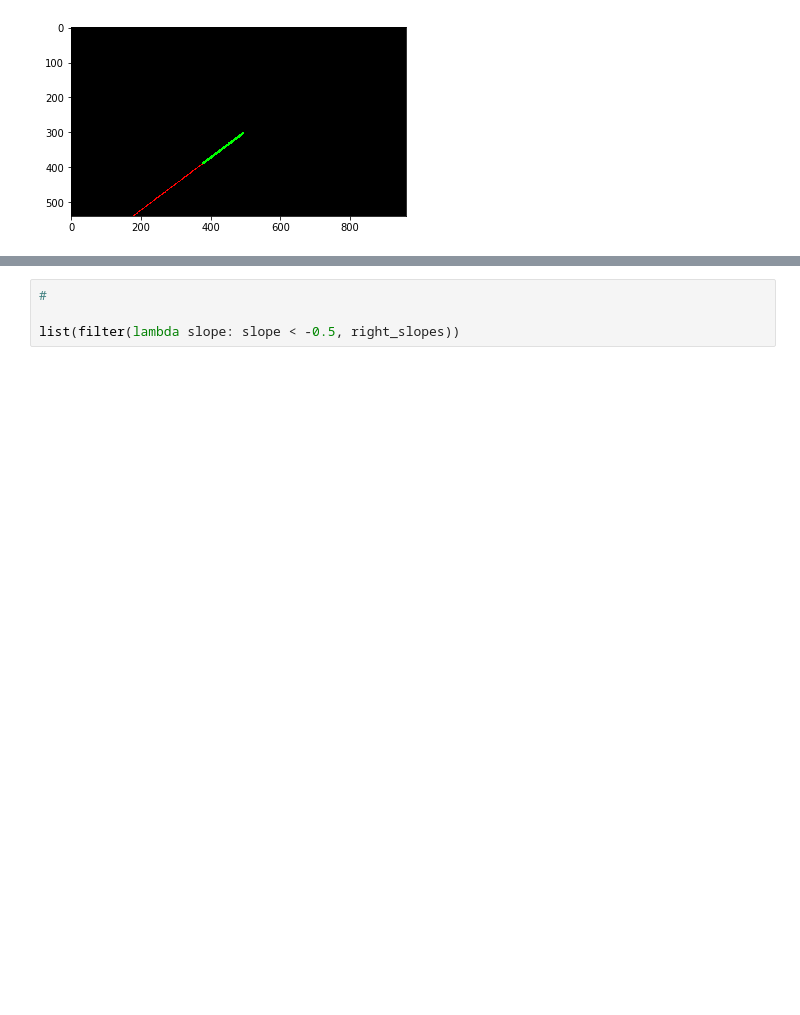
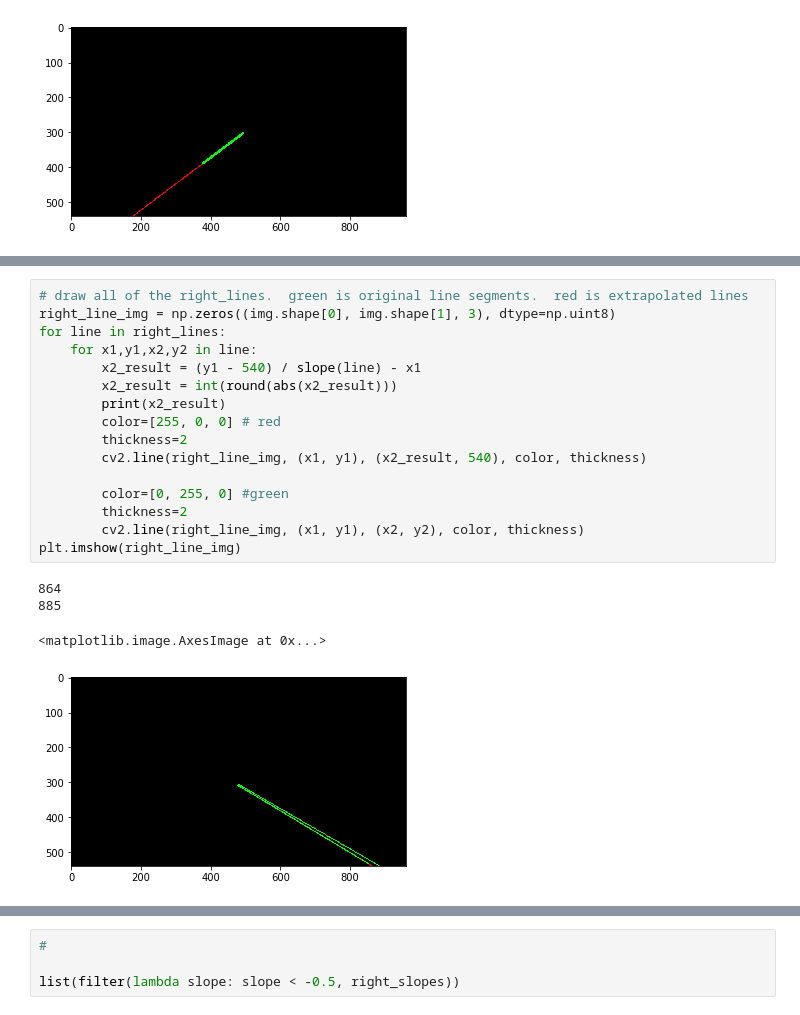
Before and after one commit to c1505/CarND-LaneLines-P1, a Jupyter notebook: P1.ipynb, the cells around one changed output, grey strips where cells are left out. Drawn from its saved outputs; the diff is of its cells as text; blank space fills up the shorter version.

```diff
--- a/P1.ipynb
+++ b/P1.ipynb
@@ -381,0 +399,21 @@ plt.imshow(line_img)
+# %%
+# draw all of the right_lines.  green is original line segments.  red is extrapolated lines
+right_line_img = np.zeros((img.shape[0], img.shape[1], 3), dtype=np.uint8)
+for line in right_lines:
+    for x1,y1,x2,y2 in line:
+        x2_result = (y1 - 540) / slope(line) - x1
+        x2_result = int(round(abs(x2_result)))
+        print(x2_result)
+        color=[255, 0, 0] # red
+        thickness=2
+        cv2.line(right_line_img, (x1, y1), (x2_result, 540), color, thickness)
+
+        color=[0, 255, 0] #green
+        thickness=2
+        cv2.line(right_line_img, (x1, y1), (x2, y2), color, thickness)
+plt.imshow(right_line_img)
+# %% [output]
+864
+885
+<matplotlib.image.AxesImage at 0x...>
+[figure, added]
```
Also changed, not shown: parts of 6 cells of this notebook.
